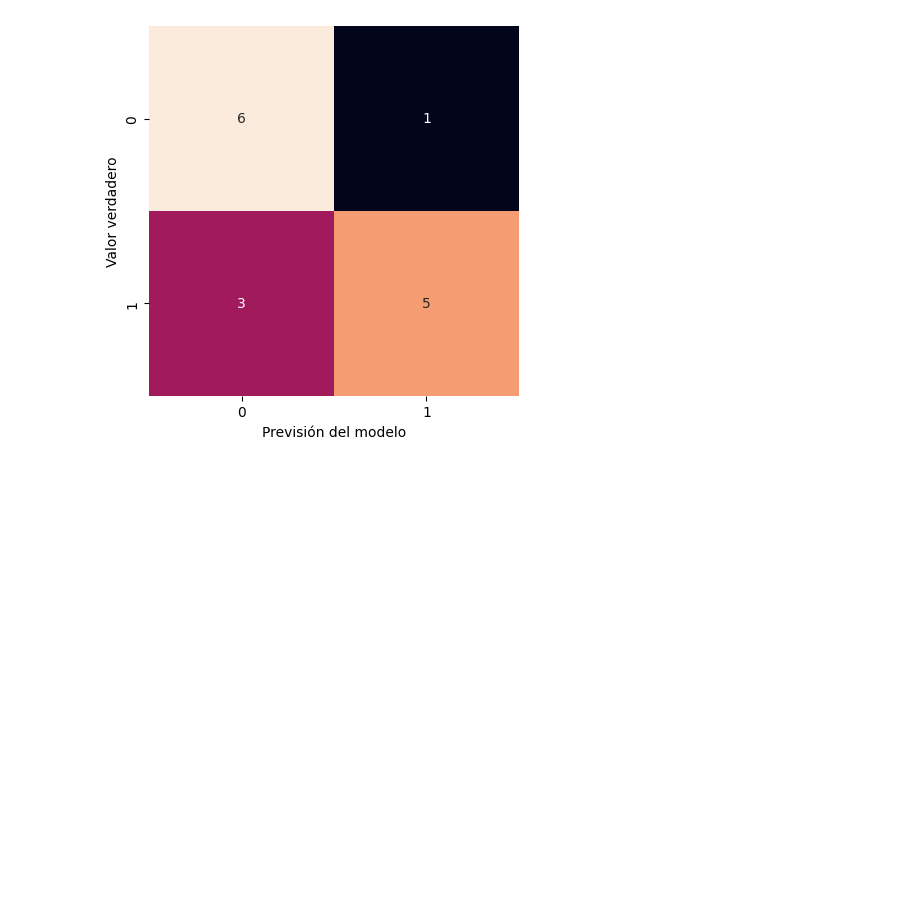
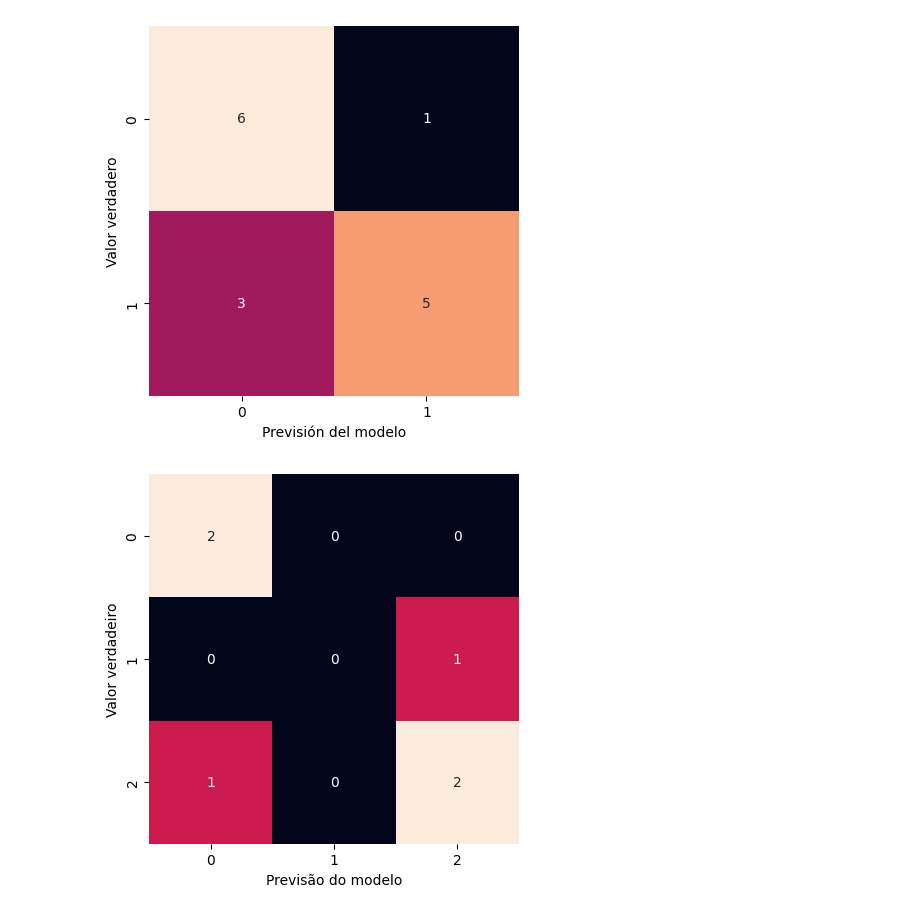
Before and after one commit to JhonnyLimachi/IA_en_Salud, a Jupyter notebook: 3_Como_evaluar_un_Modelo_de_Machine_Learning.ipynb, the cells around one changed output. Cells and saved outputs as stored; diff of their text form; code cells hidden in the pictures; blank space fills up the shorter version.

```diff
--- a/3_Como_evaluar_un_Modelo_de_Machine_Learning.ipynb
+++ b/3_Como_evaluar_un_Modelo_de_Machine_Learning.ipynb
@@ -178,3 +178,14 @@ plt.xlabel('Previsión del modelo')
 plt.ylabel('Valor verdadero');
 # %% [output]
 [figure]
+# %%
+# Problema de clasificación multiclase
+y_true = ["cat", "ant", "cat", "cat", "ant", "bird"]
+y_pred = ["ant", "ant", "cat", "cat", "ant", "cat"]
+
+mat = confusion_matrix(y_true, y_pred)
+sns.heatmap(mat, square=True, annot=True, cbar=False)
+plt.xlabel('Previsão do modelo')
+plt.ylabel('Valor verdadeiro');
+# %% [output]
+[figure, added]
```
